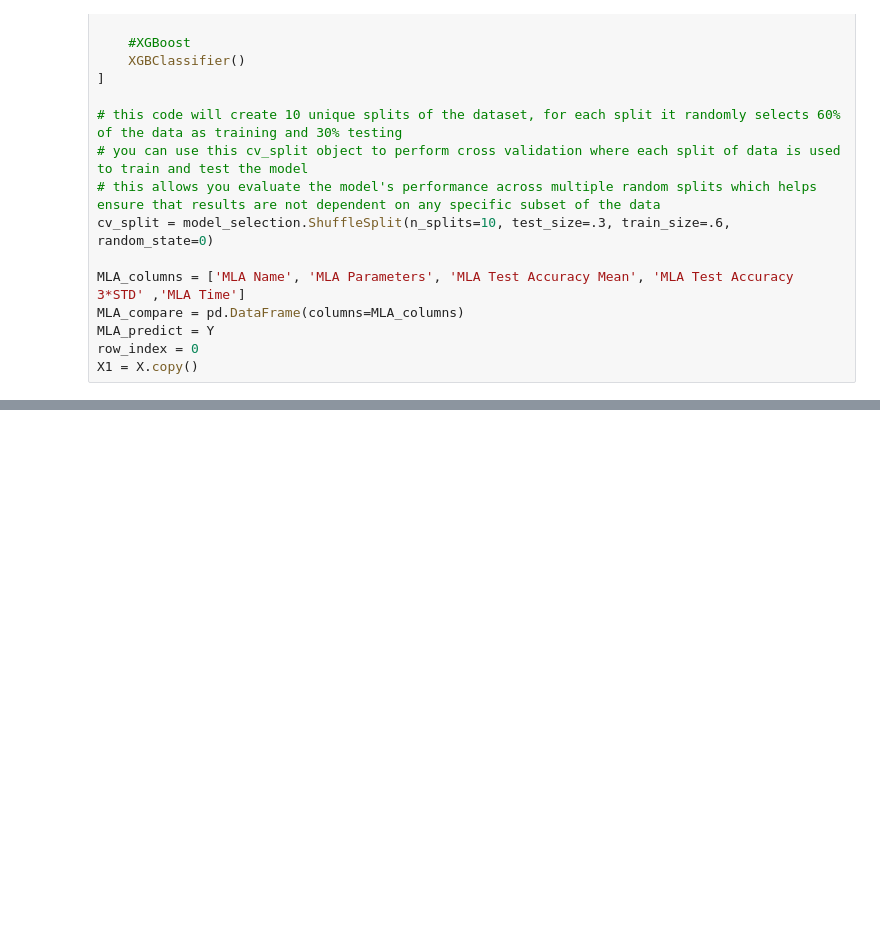
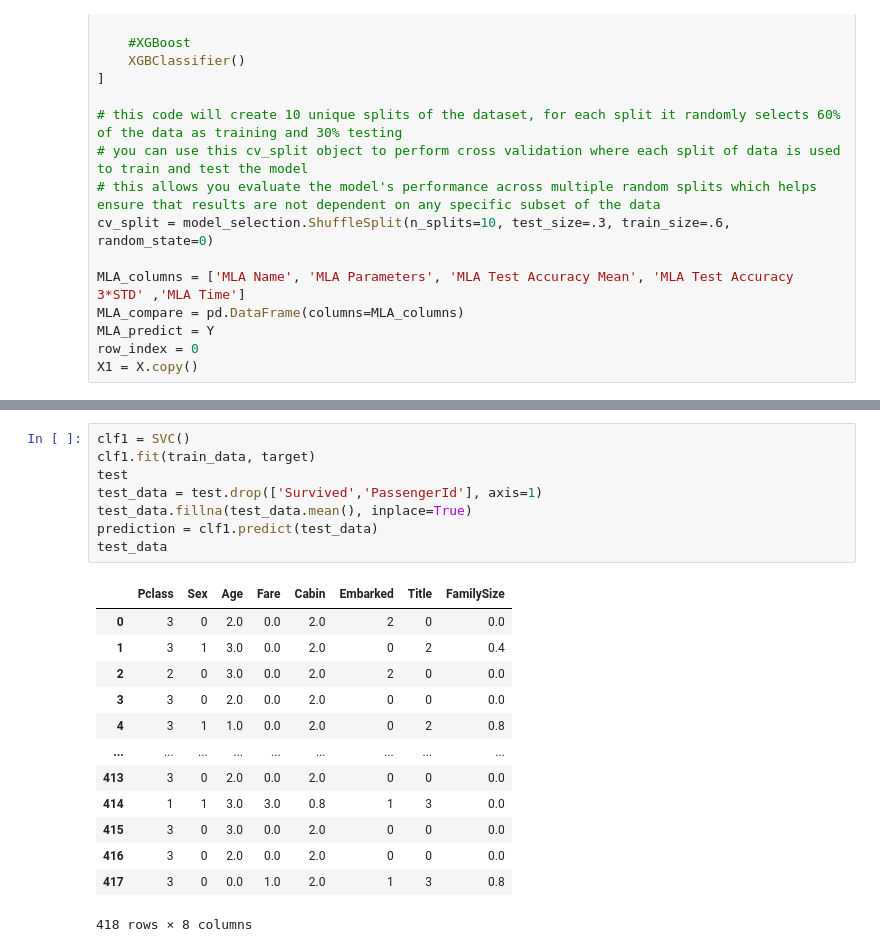
Before and after one commit to mervegb/titanic-survival-prediction, a Jupyter notebook: titanic-survival-prediction.ipynb, the cells around one changed output, grey strips where cells are left out. Saved outputs shown, nothing was run; the diff lists cells and outputs as text; blank space fills up the shorter version.

```diff
--- a/titanic-survival-prediction.ipynb
+++ b/titanic-survival-prediction.ipynb
@@ -842,0 +963,22 @@ X1 = X.copy()
+# %%
+clf1 = SVC()
+clf1.fit(train_data, target)
+test
+test_data = test.drop(['Survived','PassengerId'], axis=1)
+test_data.fillna(test_data.mean(), inplace=True)
+prediction = clf1.predict(test_data)
+test_data
+# %% [output]
+|  | Pclass | Sex | Age | Fare | Cabin | Embarked | Title | FamilySize |
+| 0 | 3 | 0 | 2.0 | 0.0 | 2.0 | 2 | 0 | 0.0 |
+| 1 | 3 | 1 | 3.0 | 0.0 | 2.0 | 0 | 2 | 0.4 |
+| 2 | 2 | 0 | 3.0 | 0.0 | 2.0 | 2 | 0 | 0.0 |
+| 3 | 3 | 0 | 2.0 | 0.0 | 2.0 | 0 | 0 | 0.0 |
+| 4 | 3 | 1 | 1.0 | 0.0 | 2.0 | 0 | 2 | 0.8 |
+| ... | ... | ... | ... | ... | ... | ... | ... | ... |
+| 413 | 3 | 0 | 2.0 | 0.0 | 2.0 | 0 | 0 | 0.0 |
+| 414 | 1 | 1 | 3.0 | 3.0 | 0.8 | 1 | 3 | 0.0 |
+| 415 | 3 | 0 | 3.0 | 0.0 | 2.0 | 0 | 0 | 0.0 |
+| 416 | 3 | 0 | 2.0 | 0.0 | 2.0 | 0 | 0 | 0.0 |
+| 417 | 3 | 0 | 0.0 | 1.0 | 2.0 | 1 | 3 | 0.8 |
+418 rows × 8 columns
```
Also changed, not shown: parts of 7 cells of this notebook.
